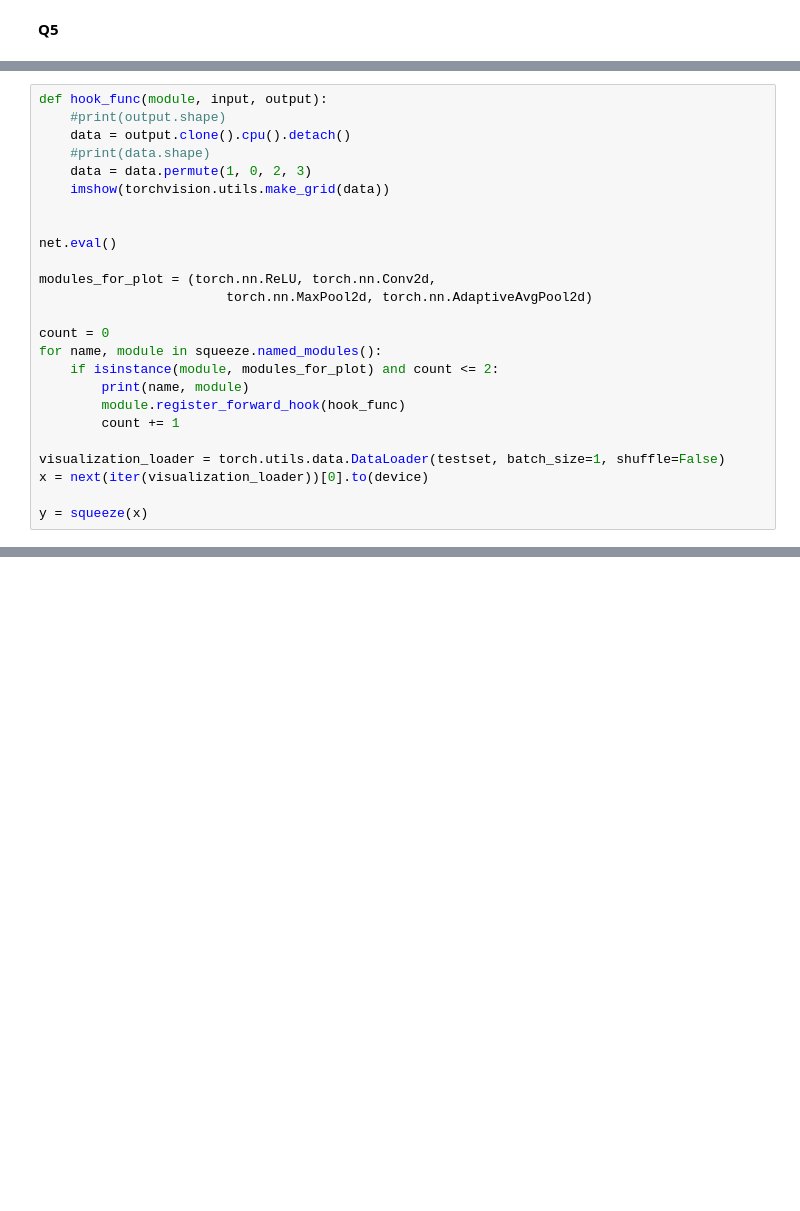
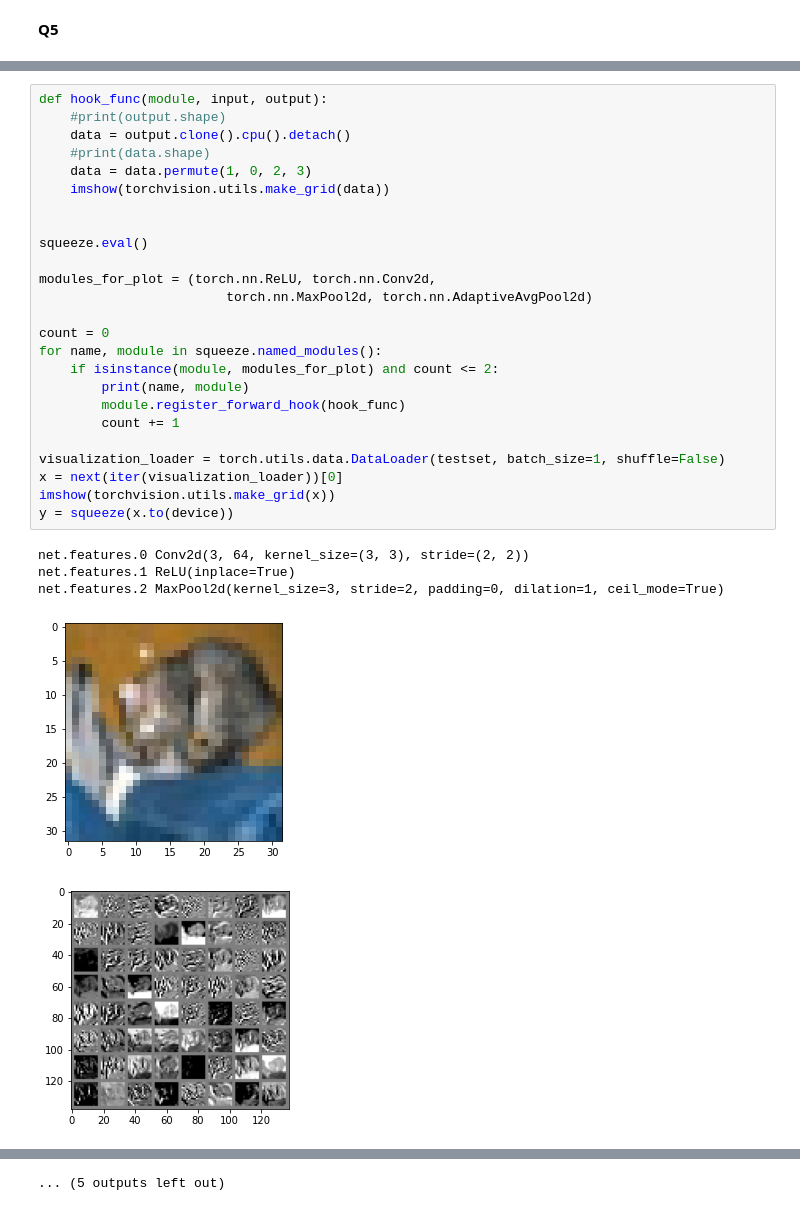
Before and after one commit to xue-jiaxin/TP_RF, a Jupyter notebook: tp2-cnn1.ipynb, the cells around one changed output, grey strips where cells are left out. Drawn from its saved outputs; the diff is of its cells as text; blank space fills up the shorter version.

```diff
--- a/tp2-cnn1.ipynb
+++ b/tp2-cnn1.ipynb
@@ -739,25 +748,31 @@ for nb_epoch in [40]:
 # %%
 def hook_func(module, input, output):
     #print(output.shape)
     data = output.clone().cpu().detach()
     #print(data.shape)
     data = data.permute(1, 0, 2, 3)
     imshow(torchvision.utils.make_grid(data))
 
 
-net.eval()
+squeeze.eval()
 
 modules_for_plot = (torch.nn.ReLU, torch.nn.Conv2d,
                         torch.nn.MaxPool2d, torch.nn.AdaptiveAvgPool2d)
 
 count = 0
 for name, module in squeeze.named_modules():
     if isinstance(module, modules_for_plot) and count <= 2:
         print(name, module)
         module.register_forward_hook(hook_func)
         count += 1
 
 visualization_loader = torch.utils.data.DataLoader(testset, batch_size=1, shuffle=False)
-x = next(iter(visualization_loader))[0].to(device)
-
-y = squeeze(x)
+x = next(iter(visualization_loader))[0]
+imshow(torchvision.utils.make_grid(x))
+y = squeeze(x.to(device))
+# %% [output]
+net.features.0 Conv2d(3, 64, kernel_size=(3, 3), stride=(2, 2))
+net.features.1 ReLU(inplace=True)
+net.features.2 MaxPool2d(kernel_size=3, stride=2, padding=0, dilation=1, ceil_mode=True)
+[figure, added]
+[figure, added]
@@ -763,0 +788 @@ y = squeeze(x)
+... (5 outputs left out)
```
Also changed, not shown: parts of 6 cells of this notebook.
